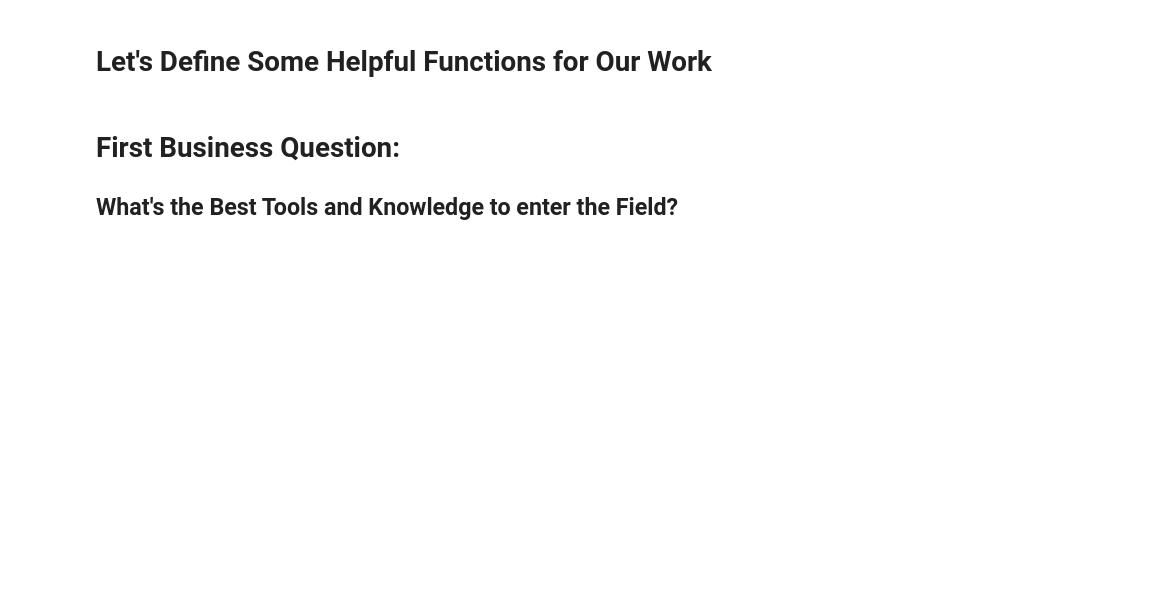
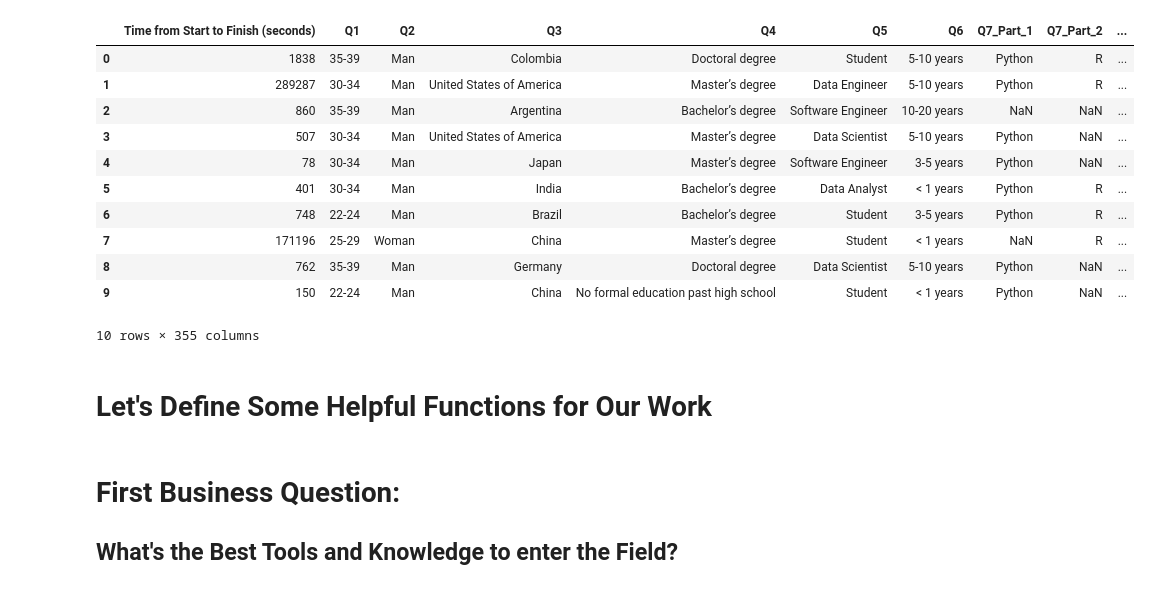
Before and after one commit to KhaledGamal1991/How-to-Enter-Data-Era, a Jupyter notebook: Kaggle_Survey_20.ipynb, the cells around one changed output. Saved outputs shown, nothing was run; the diff lists cells and outputs as text; code cells hidden in the pictures; blank space fills up the shorter version.

```diff
--- a/Kaggle_Survey_20.ipynb
+++ b/Kaggle_Survey_20.ipynb
@@ -15,10 +15,28 @@ from sklearn.metrics import r2_score, mean_squared_error
 import seaborn as sns
 %matplotlib inline
 
+# Reading our DB
 df = pd.read_csv('./kaggle_survey_2020_responses.csv')
-df_mod = pd.read_csv('./kaggle_survey_2020_responses_2.csv')
-df_mod.dtypes
+# Remove 1st Row which contain Column description and drop old Index to avoid being added as New Column
+df_mod = df.iloc[1:].reset_index(drop=True)
+df_mod.head(10)
+# Create DataFrame for Descriptions to be refrence for Us
 df_desc = df.iloc[0]
+# %%
+df_mod.head(10)
+# %% [output]
+|  | Time from Start to Finish (seconds) | Q1 | Q2 | Q3 | Q4 | Q5 | Q6 | Q7_Part_1 | Q7_Part_2 | ... |
+| 0 | 1838 | 35-39 | Man | Colombia | Doctoral degree | Student | 5-10 years | Python | R | ... |
+| 1 | 289287 | 30-34 | Man | United States of America | Master’s degree | Data Engineer | 5-10 years | Python | R | ... |
+| 2 | 860 | 35-39 | Man | Argentina | Bachelor’s degree | Software Engineer | 10-20 years | NaN | NaN | ... |
+| 3 | 507 | 30-34 | Man | United States of America | Master’s degree | Data Scientist | 5-10 years | Python | NaN | ... |
+| 4 | 78 | 30-34 | Man | Japan | Master’s degree | Software Engineer | 3-5 years | Python | NaN | ... |
+| 5 | 401 | 30-34 | Man | India | Bachelor’s degree | Data Analyst | < 1 years | Python | R | ... |
+| 6 | 748 | 22-24 | Man | Brazil | Bachelor’s degree | Student | 3-5 years | Python | R | ... |
+| 7 | 171196 | 25-29 | Woman | China | Master’s degree | Student | < 1 years | NaN | R | ... |
+| 8 | 762 | 35-39 | Man | Germany | Doctoral degree | Data Scientist | 5-10 years | Python | NaN | ... |
+| 9 | 150 | 22-24 | Man | China | No formal education past high school | Student | < 1 years | Python | NaN | ... |
+10 rows × 355 columns
 # %% [markdown]
 # Let's Define Some Helpful Functions for Our Work
 # %%
```
Also changed, not shown: parts of 11 cells of this notebook.
